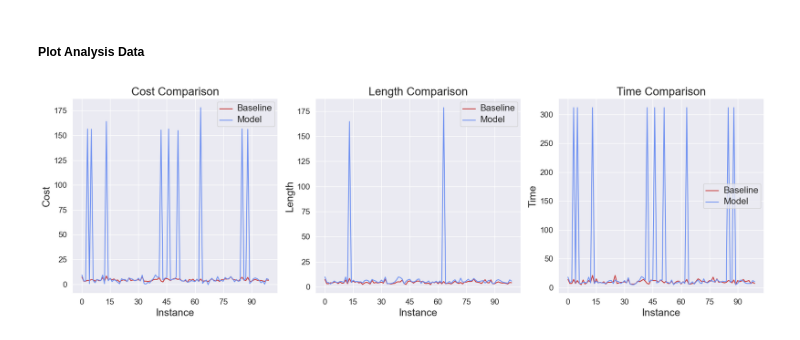
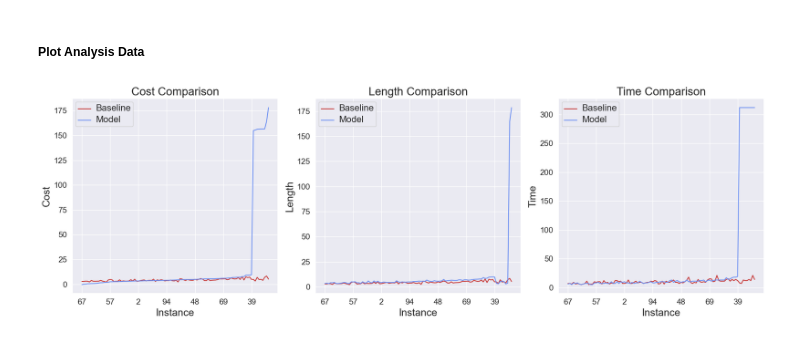
Before and after one commit to kfragkedaki/Master_Thesis, a Jupyter notebook: src/notebooks/basic_algorithm.ipynb, the cells around one changed output. Drawn from its saved outputs; the diff is of its cells as text; code cells hidden in the pictures.

Commit message:
update: sort basic_algorithm_comparison plot

```diff
--- a/src/notebooks/basic_algorithm.ipynb
+++ b/src/notebooks/basic_algorithm.ipynb
@@ -419,7 +426,20 @@ import matplotlib.ticker as ticker
 
 sns.set_theme("notebook")
 
-instances = list(range(len(baseline_cost)))
+instances = [str(i) for i in range(len(baseline_cost))]
+
+df_costs = pd.DataFrame({
+    'Instance': instances,
+    'Baseline': baseline_cost,
+    'Model': list(cost.numpy()),
+})
+# Sort the df_lengths dataframe based on 'Baseline'
+df_costs = df_costs.sort_values(by='Model')
+# Extract the order of instances
+ordered_instances = df_costs['Instance'].tolist()
+df_costs['Instance'] = pd.Categorical(df_costs['Instance'], categories=ordered_instances, ordered=True)
+df_costs = df_costs.sort_values('Instance')
+
 
 # Create a dataframe
 df_lengths = pd.DataFrame({
@@ -427,16 +447,17 @@ df_lengths = pd.DataFrame({
     'Baseline': baseline_cost,
     'Model': list(length.numpy()),
 })
-df_costs = pd.DataFrame({
-    'Instance': instances,
-    'Baseline': baseline_cost,
-    'Model': list(cost.numpy()),
-})
+# Apply the order to df_times (or any other dataframe)
+df_lengths['Instance'] = pd.Categorical(df_lengths['Instance'], categories=ordered_instances, ordered=True)
+df_lengths = df_lengths.sort_values('Instance')
+
 df_times = pd.DataFrame({
     'Instance': instances,
     'Baseline': baseline_ttime,
     'Model': model_times,
 })
+df_times['Instance'] = pd.Categorical(df_times['Instance'], categories=ordered_instances, ordered=True)
+df_times = df_times.sort_values('Instance')
 
 fig, axs = plt.subplots(1, 3, figsize=(18, 6))
 colors = plt.cm.coolwarm(np.linspace(0, 1, 20))
@@ -460,31 +481,31 @@ plot_i = 1
 # Adjust the xticks' label size
 axs[plot_i].tick_params(labelsize=14)
 sns.lineplot(x='Instance', y='value', hue='variable',
              data=pd.melt(df_lengths, ['Instance']), ax=axs[plot_i], palette=[colors[18], colors[3]])
 axs[plot_i].xaxis.set_major_locator(ticker.MaxNLocator(integer=True))  # set y-axis ticks to be integers
 axs[plot_i].set_title('Length Comparison', size=20)
 axs[plot_i].set_xlabel('Instance', size=18)
 axs[plot_i].set_ylabel('Length', size=18)
 # axs[0].legend()
 for text in axs[plot_i].legend().get_texts():
     text.set_fontsize(16)
 
 plot_i = 2
 # Adjust the xticks' label size
 axs[plot_i].tick_params(labelsize=14)
 sns.lineplot(x='Instance', y='value', hue='variable',
              data=pd.melt(df_times, ['Instance']), ax=axs[plot_i], palette=[colors[18], colors[3]])
 axs[plot_i].xaxis.set_major_locator(ticker.MaxNLocator(integer=True))  # set y-axis ticks to be integers
 axs[plot_i].set_ylabel('Time', size=18)
 axs[plot_i].set_xlabel('Instance', size=18)
 axs[plot_i].set_title('Time Comparison', size=20)
 # axs[1].legend()
 for text in axs[plot_i].legend().get_texts():
     text.set_fontsize(16)
 
 # Display plot
 plt.tight_layout()
 plt.savefig("../images/evrp/plot_basic_algorithm_comparison.png", dpi=300, bbox_inches='tight')
 plt.show()
 # %% [output]
-[figure, old version]
+[figure, new version]
```
Also changed, not shown: parts of 5 cells of this notebook, 1 other file.
